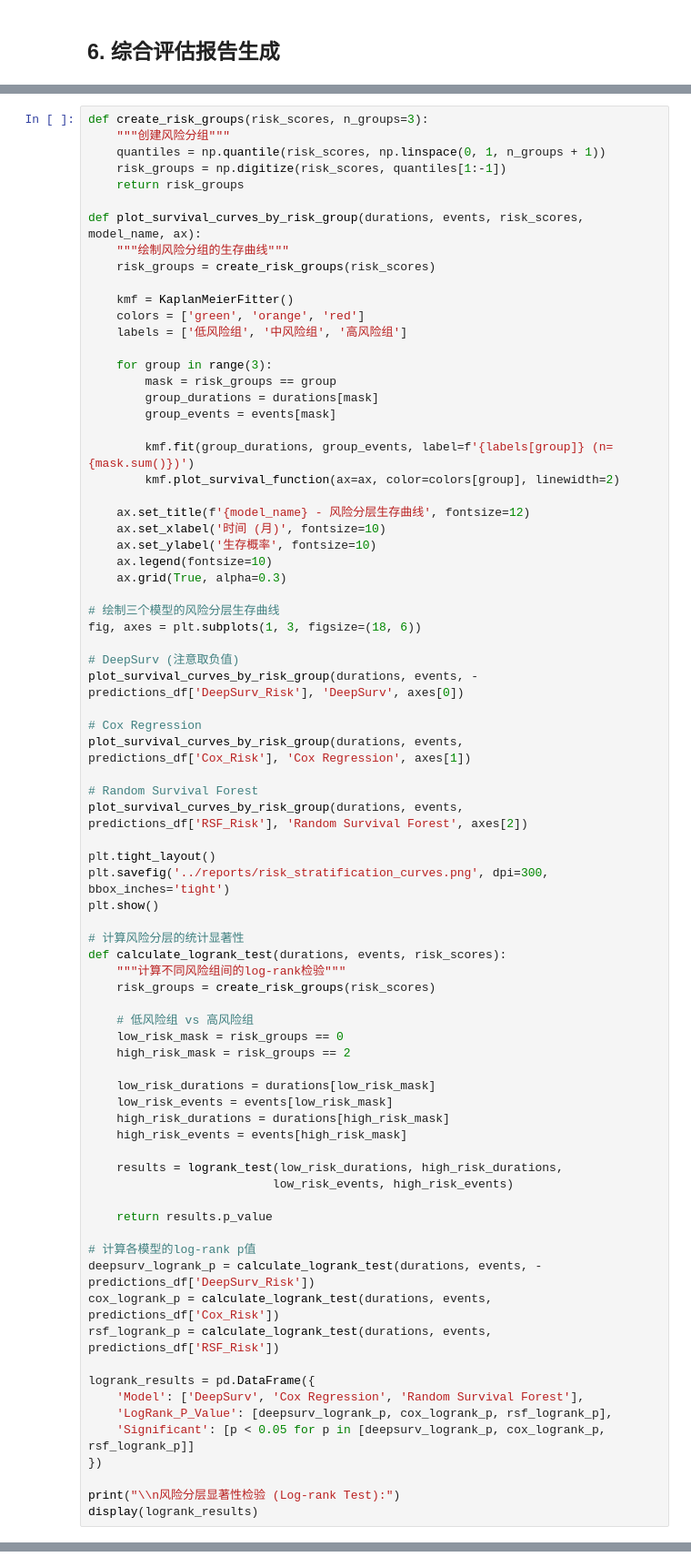
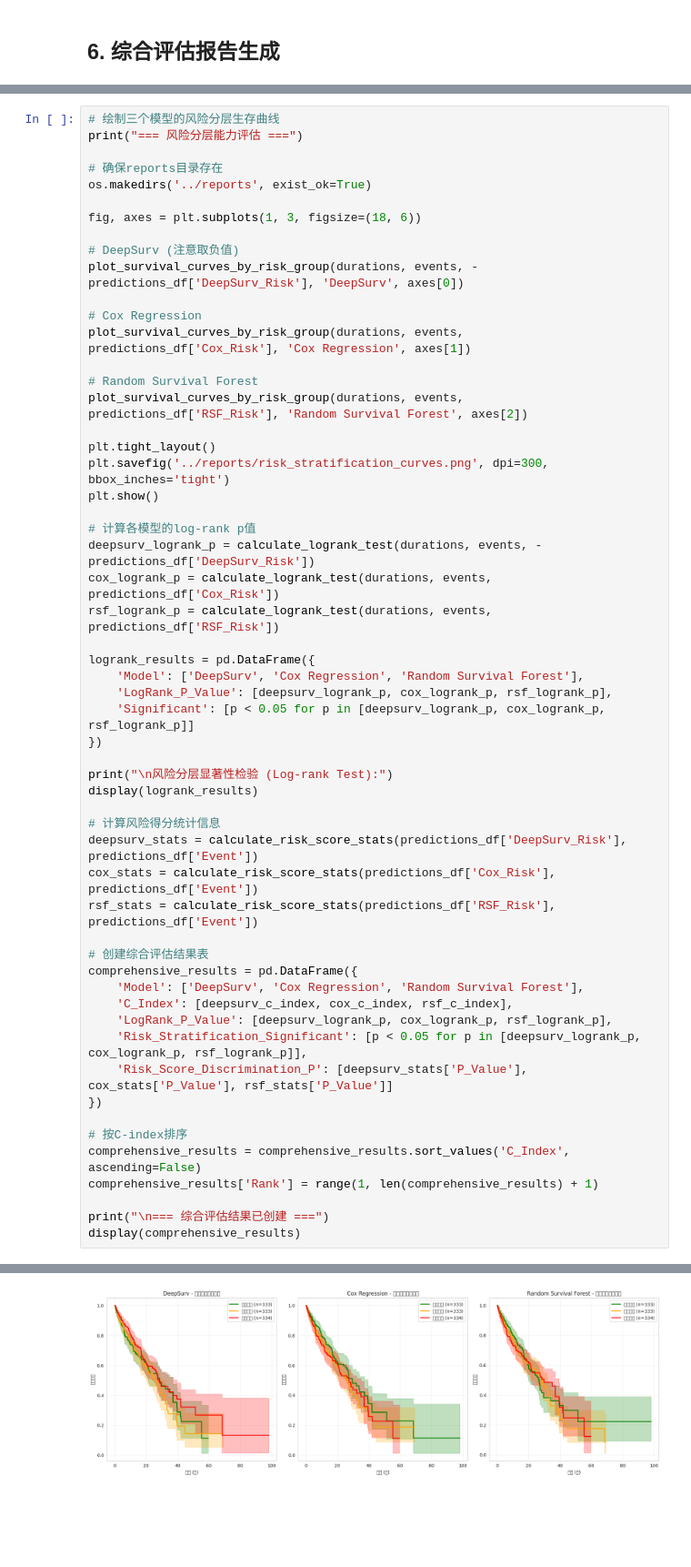
Before and after one commit to alan-ai1196/T_Turting, a Jupyter notebook: notebooks/model_evaluation.ipynb, the cells around one changed output, grey strips where cells are left out. Shown at 91% size. Cells and saved outputs as stored; diff of their text form; blank space fills up the shorter version.

```diff
--- a/notebooks/model_evaluation.ipynb
+++ b/notebooks/model_evaluation.ipynb
@@ -591,33 +668,10 @@ for i, row in c_index_results.iterrows():
 # %%
-def create_risk_groups(risk_scores, n_groups=3):
-    """创建风险分组"""
-    quantiles = np.quantile(risk_scores, np.linspace(0, 1, n_groups + 1))
-    risk_groups = np.digitize(risk_scores, quantiles[1:-1])
-    return risk_groups
+# 绘制三个模型的风险分层生存曲线
+print("=== 风险分层能力评估 ===")
 
-def plot_survival_curves_by_risk_group(durations, events, risk_scores, model_name, ax):
-    """绘制风险分组的生存曲线"""
-    risk_groups = create_risk_groups(risk_scores)
+# 确保reports目录存在
+os.makedirs('../reports', exist_ok=True)
 
-    kmf = KaplanMeierFitter()
-    colors = ['green', 'orange', 'red']
-    labels = ['低风险组', '中风险组', '高风险组']
-
-    for group in range(3):
-        mask = risk_groups == group
-        group_durations = durations[mask]
-        group_events = events[mask]
-
-        kmf.fit(group_durations, group_events, label=f'{labels[group]} (n={mask.sum()})')
-        kmf.plot_survival_function(ax=ax, color=colors[group], linewidth=2)
-
-    ax.set_title(f'{model_name} - 风险分层生存曲线', fontsize=12)
-    ax.set_xlabel('时间 (月)', fontsize=10)
-    ax.set_ylabel('生存概率', fontsize=10)
-    ax.legend(fontsize=10)
-    ax.grid(True, alpha=0.3)
-
-# 绘制三个模型的风险分层生存曲线
 fig, axes = plt.subplots(1, 3, figsize=(18, 6))
 
 # DeepSurv (注意取负值)
@@ -633,25 +687,6 @@ plt.tight_layout()
 plt.savefig('../reports/risk_stratification_curves.png', dpi=300, bbox_inches='tight')
 plt.show()
 
-# 计算风险分层的统计显著性
-def calculate_logrank_test(durations, events, risk_scores):
-    """计算不同风险组间的log-rank检验"""
-    risk_groups = create_risk_groups(risk_scores)
-
-    # 低风险组 vs 高风险组
-    low_risk_mask = risk_groups == 0
-    high_risk_mask = risk_groups == 2
-
-    low_risk_durations = durations[low_risk_mask]
-    low_risk_events = events[low_risk_mask]
-    high_risk_durations = durations[high_risk_mask]
-    high_risk_events = events[high_risk_mask]
-
-    results = logrank_test(low_risk_durations, high_risk_durations,
-                          low_risk_events, high_risk_events)
-
-    return results.p_value
-
 # 计算各模型的log-rank p值
 deepsurv_logrank_p = calculate_logrank_test(durations, events, -predictions_df['DeepSurv_Risk'])
 cox_logrank_p = calculate_logrank_test(durations, events, predictions_df['Cox_Risk'])
@@ -663,5 +698,27 @@ logrank_results = pd.DataFrame({
     'Significant': [p < 0.05 for p in [deepsurv_logrank_p, cox_logrank_p, rsf_logrank_p]]
 })
 
-print("\\n风险分层显著性检验 (Log-rank Test):")
+print("\n风险分层显著性检验 (Log-rank Test):")
 display(logrank_results)
+
+# 计算风险得分统计信息
+deepsurv_stats = calculate_risk_score_stats(predictions_df['DeepSurv_Risk'], predictions_df['Event'])
+cox_stats = calculate_risk_score_stats(predictions_df['Cox_Risk'], predictions_df['Event'])
+rsf_stats = calculate_risk_score_stats(predictions_df['RSF_Risk'], predictions_df['Event'])
+
+# 创建综合评估结果表
+comprehensive_results = pd.DataFrame({
+    'Model': ['DeepSurv', 'Cox Regression', 'Random Survival Forest'],
+    'C_Index': [deepsurv_c_index, cox_c_index, rsf_c_index],
+    'LogRank_P_Value': [deepsurv_logrank_p, cox_logrank_p, rsf_logrank_p],
+    'Risk_Stratification_Significant': [p < 0.05 for p in [deepsurv_logrank_p, cox_logrank_p, rsf_logrank_p]],
+    'Risk_Score_Discrimination_P': [deepsurv_stats['P_Value'], cox_stats['P_Value'], rsf_stats['P_Value']]
+})
+
+# 按C-index排序
+comprehensive_results = comprehensive_results.sort_values('C_Index', ascending=False)
+comprehensive_results['Rank'] = range(1, len(comprehensive_results) + 1)
+
+print("\n=== 综合评估结果已创建 ===")
+display(comprehensive_results)
+# %% [output]
@@ -667,0 +726 @@ display(logrank_results)
+[figure, added]
```
Also changed, not shown: parts of 24 cells of this notebook, 10 other files.
